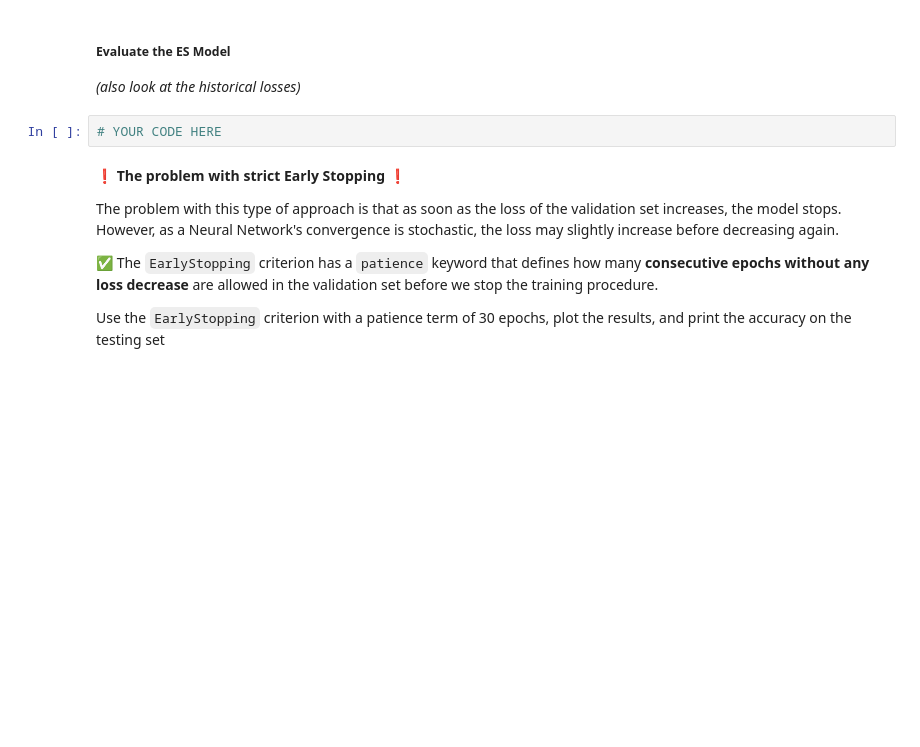
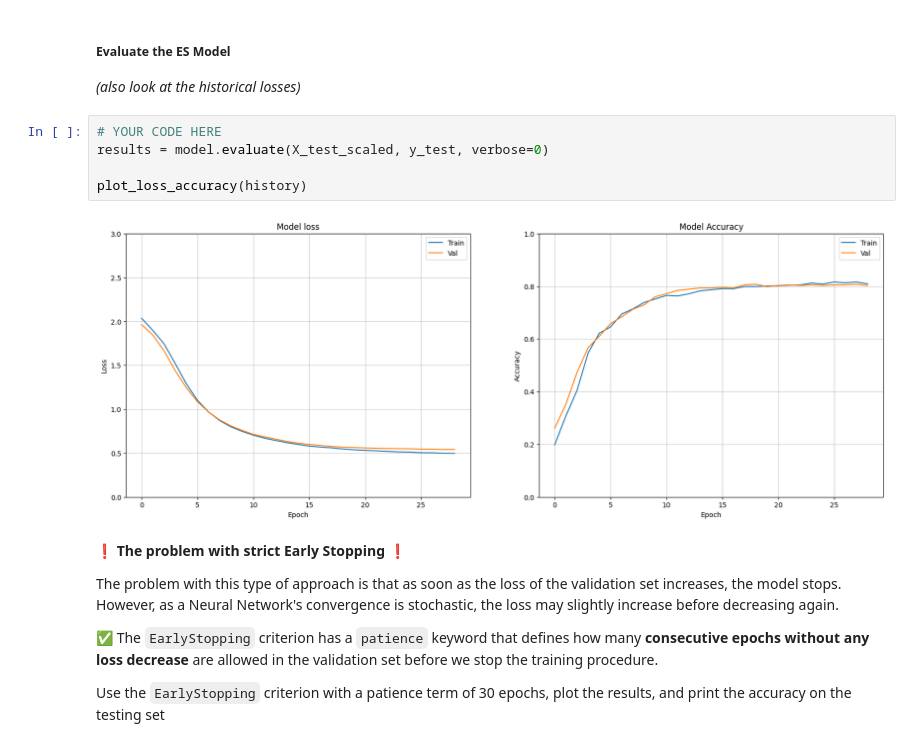
Before and after one commit to abed-dvp/data-how-to-properly-prevent-overfitting, a Jupyter notebook: how_to_properly_prevent_overfitting.ipynb, the cells around one changed output. Cells and saved outputs as stored; diff of their text form; blank space fills up the shorter version.

```diff
--- a/how_to_properly_prevent_overfitting.ipynb
+++ b/how_to_properly_prevent_overfitting.ipynb
@@ -283,6 +392,11 @@ history = model.fit(
 _(also look at the historical losses)_
 # %%
 # YOUR CODE HERE
+results = model.evaluate(X_test_scaled, y_test, verbose=0)
+
+plot_loss_accuracy(history)
+# %% [output]
+[figure, added]
 # %% [markdown]
 ❗ **The problem with strict Early Stopping** ❗
 
```
Also changed, not shown: parts of 27 cells of this notebook.
